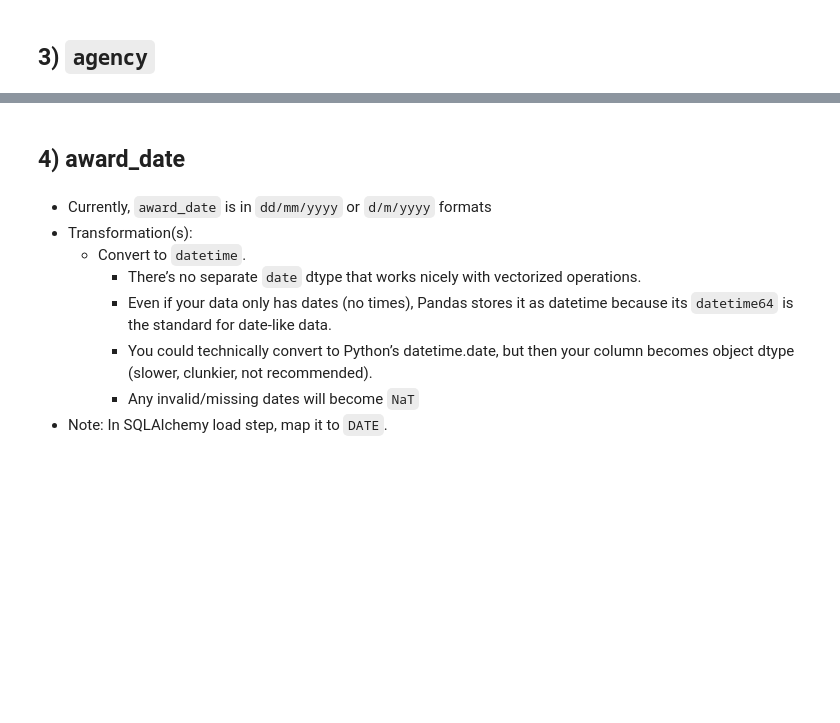
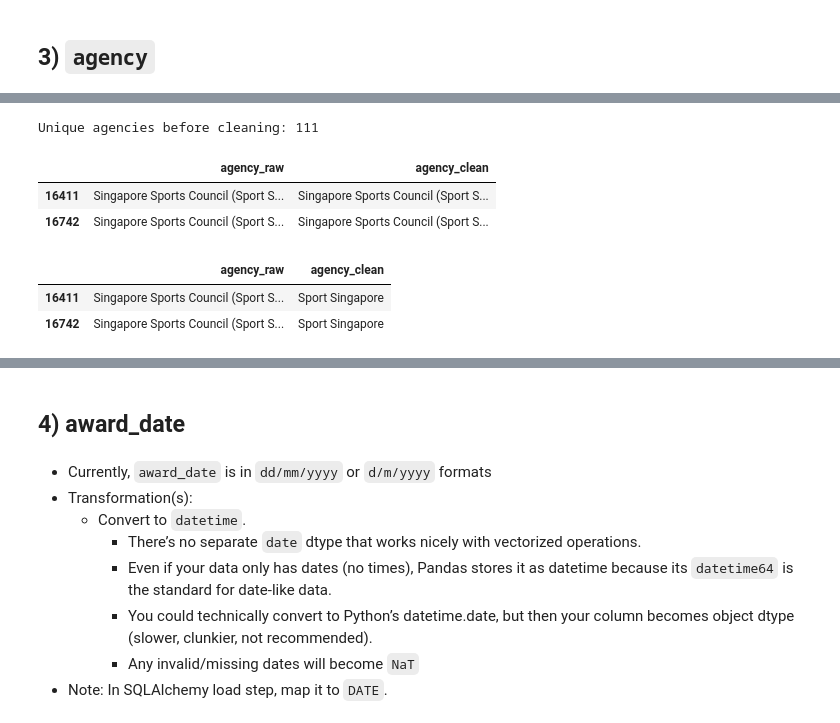
Before and after one commit to khairiah/gov_procurement, a Jupyter notebook: Procurement.ipynb, the cells around one changed output, grey strips where cells are left out. Saved outputs shown, nothing was run; the diff lists cells and outputs as text; code cells hidden in the pictures; blank space fills up the shorter version.

```diff
--- a/Procurement.ipynb
+++ b/Procurement.ipynb
@@ -64 +132,3 @@ df['tender_no'] = df['tender_no'].str.strip() #strip whitespace
+# %%
+df['tender_no_clean'] = df['tender_no'].str.strip() #strip whitespace
 # %%
@@ -160,2 +180,0 @@ Robust handling for all the messy variants.
-# %%
-df['agency'] = df['agency'].str.strip().str.title() #remove spaces and put into title case
@@ -304,0 +181,4 @@ Missing parents:           id          tender_no  \
+# %%
+# Keeping a permanent copy of the original
+if 'agency_raw' not in df.columns:   # only create once!
+    df['agency_raw'] = df['agency']
@@ -304,0 +244,5 @@ Missing parents:           id          tender_no  \
+# %%
+# 6. Overall unique values
+print("\nUnique agencies before cleaning:", df['agency'].nunique())
+# %% [output]
+Unique agencies before cleaning: 111
@@ -304,0 +251,25 @@ Missing parents:           id          tender_no  \
+# %%
+# 1) Base cleaning - strip, normalize spaces, apostrophes, dash spacing, unnecessary trailing text
+df['agency_clean'] = (
+    df['agency_raw']
+      .str.strip()                                      # remove leading/trailing
+      .str.replace(r'\s{2,}', ' ', regex=True)          # collapse multiple spaces
+      .str.replace(r'\s*-\s*', ' - ', regex=True)       # handling dashes
+      .str.replace("’", "'", regex=False)               # curly apostrophe → straight
+      .str.replace(r' - (MDA|CCCS|GRA)$', '', regex=True)  # remove trailing acronyms
+      .str.replace(r', Singapore$', '', regex=True)     # remove trailing ", Singapore"
+      .str.replace(r'\s*\((GovTech)\)', '', regex=True) # remove GovTech alias
+      .str.strip()                                      # final cleanup
+)
+# %%
+# 2) Replace rows with Singapore Sports Council as agency name with new brand name Sport Singapore for standardization
+
+# Find unique rows related to Sports
+# df[df['agency_clean'].str.contains("Sports", case=False, na=False)][['agency_raw', 'agency_clean']].drop_duplicates()
+
+# Show rows with old name
+df[df['agency_clean'].str.contains("Singapore Sports Council", case=False, na=False)][['agency_raw', 'agency_clean']].drop_duplicates()
+# %% [output]
+|  | agency_raw | agency_clean |
+| 16411 | Singapore Sports Council (Sport S... | Singapore Sports Council (Sport S... |
+| 16742 | Singapore Sports Council (Sport S... | Singapore Sports Council (Sport S... |
@@ -304,0 +285,7 @@ Missing parents:           id          tender_no  \
+# %%
+# Check new value updated
+df[df['agency_clean'].str.contains("Sport Singapore", case=False, na=False)][['agency_raw', 'agency_clean']].drop_duplicates()
+# %% [output]
+|  | agency_raw | agency_clean |
+| 16411 | Singapore Sports Council (Sport S... | Sport Singapore |
+| 16742 | Singapore Sports Council (Sport S... | Sport Singapore |
```
Also changed, not shown: parts of 57 cells of this notebook, 1 other file.
